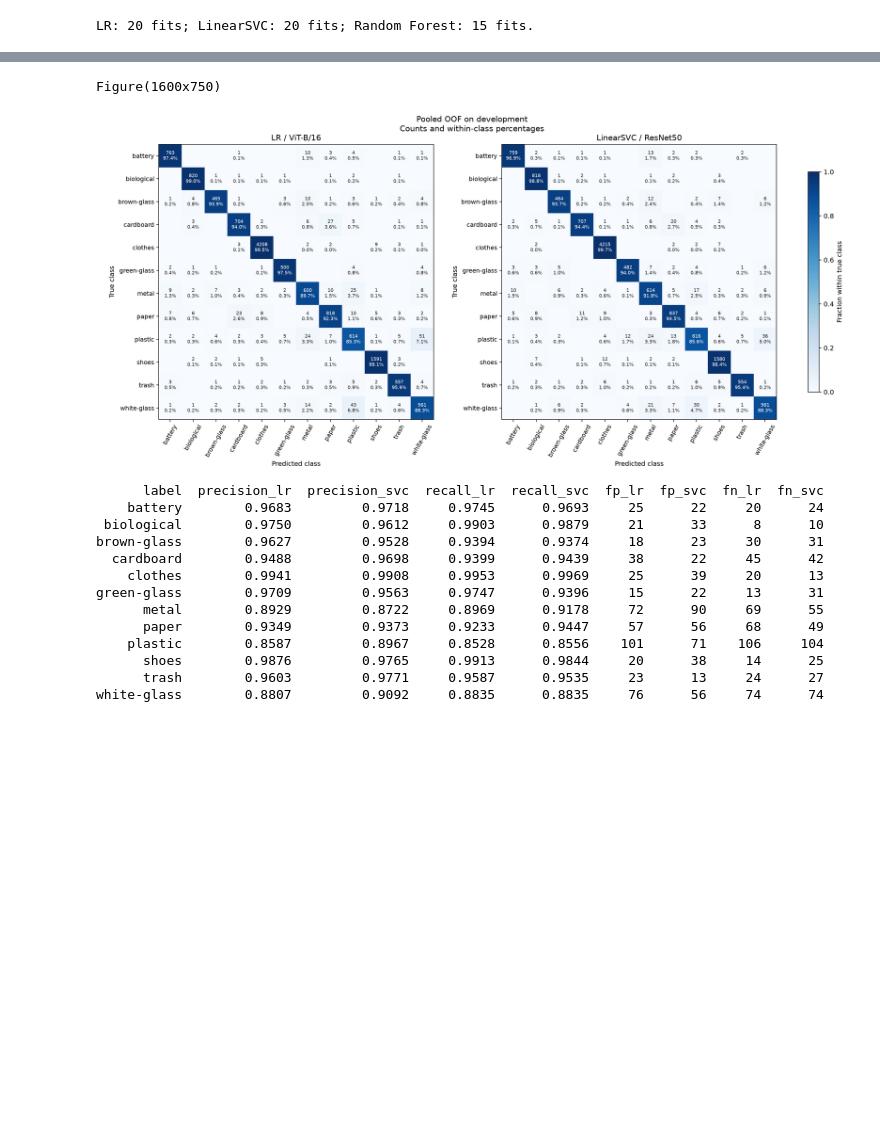
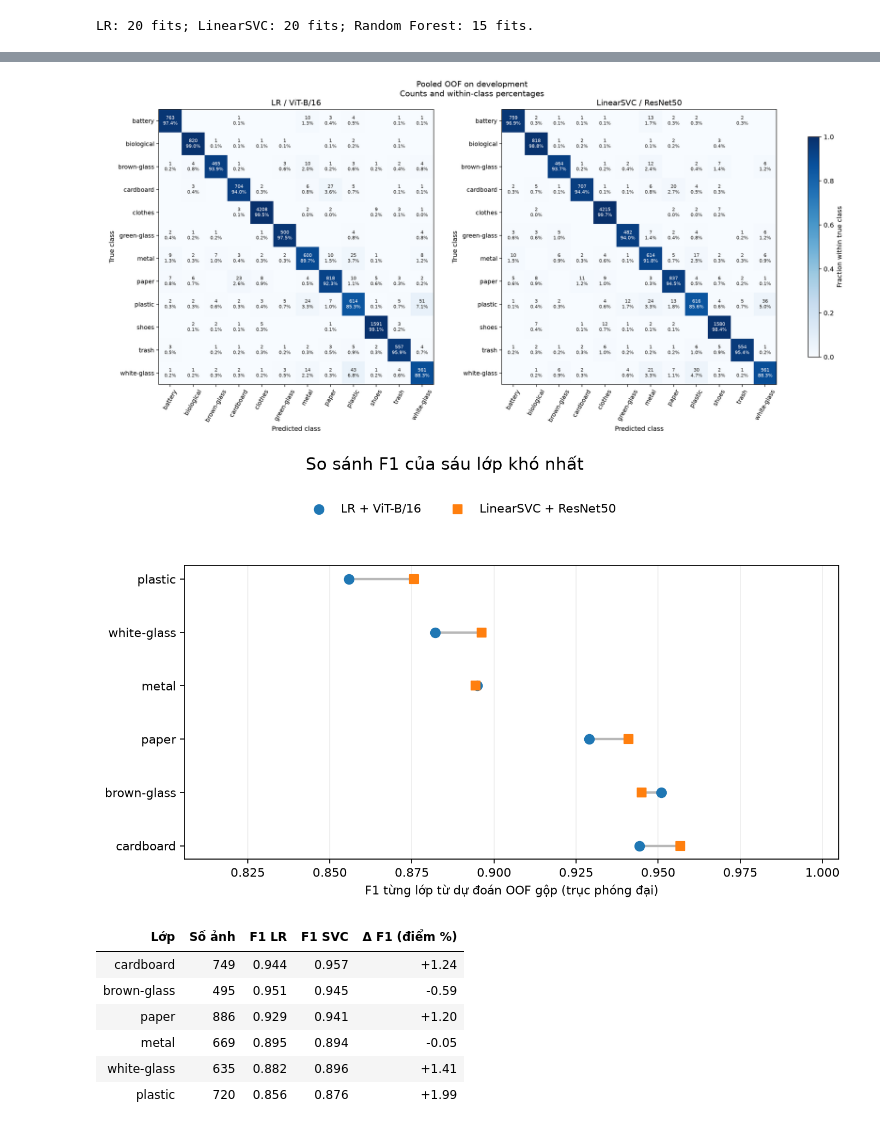
Before and after one commit to MinhMan9/GarbageClassification, a Jupyter notebook: notebooks/06_classify_deep.ipynb, the cells around one changed output, grey strips where cells are left out. Cells and saved outputs as stored; diff of their text form; code cells hidden in the pictures; blank space fills up the shorter version.

Commit message:
refactor: improve classify deep notebook presentation.

```diff
--- a/notebooks/06_classify_deep.ipynb
+++ b/notebooks/06_classify_deep.ipynb
@@ -712,10 +878,9 @@ fig.colorbar(matrix, ax=axes, shrink=0.8, label="Fraction within true class")
 fig.suptitle("Pooled OOF on development\nCounts and within-class percentages")
 confusion_figure = figure_dir / "oof_confusion_lr_svc.png"
 fig.savefig(confusion_figure, dpi=180)
+display(fig)
 plt.close(fig)
-fig
 # %% [output]
-Figure(1600x750)
 [figure]
 # %%
 analysis_tables = {
@@ -727,47 +892,79 @@ analysis_tables = {
     "error_analysis_class_changes.csv": class_changes,
     "error_analysis_focus_pair.csv": focus_pair_changes,
 }
 for filename, table in analysis_tables.items():
     table.to_csv(results_dir / filename, index=False, lineterminator="\n")
 analysis_run = {
     "data": "Pooled development OOF predictions, plus separate per-fold class metrics.",
     "label2id": label2id,
     "n_development": len(development),
     "versions": {
         "python": platform.python_version(), "numpy": np.__version__,
         "pandas": pd.__version__, "scikit_learn": sklearn.__version__,
         "matplotlib": matplotlib.__version__,
     },
     "input_sha256": analysis_inputs,
     "focused_comparison": {
         "lr": {"stage": "tuned", "model": "logistic_regression", "embedding": "vit_b16"},
         "svc": {"stage": "tuned", "model": "linear_svc", "embedding": "resnet50"},
     },
     "output_sha256": {
         name: file_sha256(results_dir / name) for name in analysis_tables
     },
     "figure_sha256": {
         path.name: file_sha256(path) for path in (confusion_figure,)
     },
 }
 (results_dir / "error_analysis_run.json").write_text(
     json.dumps(analysis_run, indent=2) + "\n", encoding="utf-8"
 )
-class_changes[[
-    "label", "precision_lr", "precision_svc", "recall_lr", "recall_svc",
-    "fp_lr", "fp_svc", "fn_lr", "fn_svc",
-]].round(4)
+import matplotlib.pyplot as plt
+_b5_root=repo_root
+_b5=class_changes.copy()
+_b5["f1_avg"] = (_b5["f1_lr"] + _b5["f1_svc"]) / 2
+_b5 = _b5.nsmallest(6, "f1_avg").sort_values("f1_avg", ascending=False)
+_b5_y = np.arange(len(_b5))
+_b5_colors = plt.rcParams["axes.prop_cycle"].by_key()["color"]
+_b5_fig, _b5_ax = plt.subplots(figsize=(9.6, 5.6))
+for _b5_i, _b5_row in enumerate(_b5.itertuples()):
+    _b5_ax.plot(
+        [_b5_row.f1_lr, _b5_row.f1_svc], [_b5_i, _b5_i],
+        color="0.72", linewidth=2, zorder=1
+    )
+_b5_ax.scatter(_b5["f1_lr"], _b5_y, label="LR + ViT-B/16",
+               s=60, color=_b5_colors[0], zorder=3)
+_b5_ax.scatter(_b5["f1_svc"], _b5_y, label="LinearSVC + ResNet50",
+               marker="s", s=48, color=_b5_colors[1], zorder=3)
+_b5_ax.set_yticks(_b5_y, _b5["label"])
+_b5_ax.set_xlim(max(0, min(_b5[["f1_lr", "f1_svc"]].min()) - .05), 1.005)
+_b5_ax.grid(axis="x", alpha=.22)
+_b5_ax.set_axisbelow(True)
+_b5_ax.set_xlabel("F1 từng lớp từ dự đoán OOF gộp (trục phóng đại)")
+_b5_fig.suptitle("So sánh F1 của sáu lớp khó nhất", fontsize=14, y=0.975)
+_b5_fig.legend(loc="center", bbox_to_anchor=(0.52, 0.865), ncol=2, fontsize=10, frameon=False)
+_b5_ax.tick_params(labelsize=10)
+_b5_ax.xaxis.label.set_size(10)
+_b5_fig.subplots_adjust(left=0.19, right=0.97, bottom=0.15, top=0.75)
+_b5_fig_path = _b5_root / "artifacts/figures/classify_deep/oof_six_hardest_classes.png"
+_b5_fig_path.parent.mkdir(parents=True, exist_ok=True)
+_b5_fig.savefig(_b5_fig_path, dpi=170, bbox_inches="tight")
+display(_b5_fig)
+plt.close(_b5_fig)
+
+_b5_view = pd.DataFrame({
+    "Lớp": _b5["label"],
+    "Số ảnh": _b5["support"].astype(int),
+    "F1 LR": _b5["f1_lr"].map(lambda x: f"{x:.3f}"),
+    "F1 SVC": _b5["f1_svc"].map(lambda x: f"{x:.3f}"),
+    "Δ F1 (điểm %)": _b5["f1_change_pp"].map(lambda x: f"{x:+.2f}"),
+})
+display(_b5_view.reset_index(drop=True))
 # %% [output]
-      label  precision_lr  precision_svc  recall_lr  recall_svc  fp_lr  fp_svc  fn_lr  fn_svc
-    battery        0.9683         0.9718     0.9745      0.9693     25      22     20      24
- biological        0.9750         0.9612     0.9903      0.9879     21      33      8      10
-brown-glass        0.9627         0.9528     0.9394      0.9374     18      23     30      31
-  cardboard        0.9488         0.9698     0.9399      0.9439     38      22     45      42
-    clothes        0.9941         0.9908     0.9953      0.9969     25      39     20      13
-green-glass        0.9709         0.9563     0.9747      0.9396     15      22     13      31
-      metal        0.8929         0.8722     0.8969      0.9178     72      90     69      55
-      paper        0.9349         0.9373     0.9233      0.9447     57      56     68      49
-    plastic        0.8587         0.8967     0.8528      0.8556    101      71    106     104
-      shoes        0.9876         0.9765     0.9913      0.9844     20      38     14      25
-      trash        0.9603         0.9771     0.9587      0.9535     23      13     24      27
-white-glass        0.8807         0.9092     0.8835      0.8835     76      56     74      74
+[figure, added]
+| Lớp | Số ảnh | F1 LR | F1 SVC | Δ F1 (điểm %) |
+| cardboard | 749 | 0.944 | 0.957 | +1.24 |
+| brown-glass | 495 | 0.951 | 0.945 | -0.59 |
+| paper | 886 | 0.929 | 0.941 | +1.20 |
+| metal | 669 | 0.895 | 0.894 | -0.05 |
+| white-glass | 635 | 0.882 | 0.896 | +1.41 |
+| plastic | 720 | 0.856 | 0.876 | +1.99 |
```
Also changed, not shown: parts of 34 cells of this notebook.
